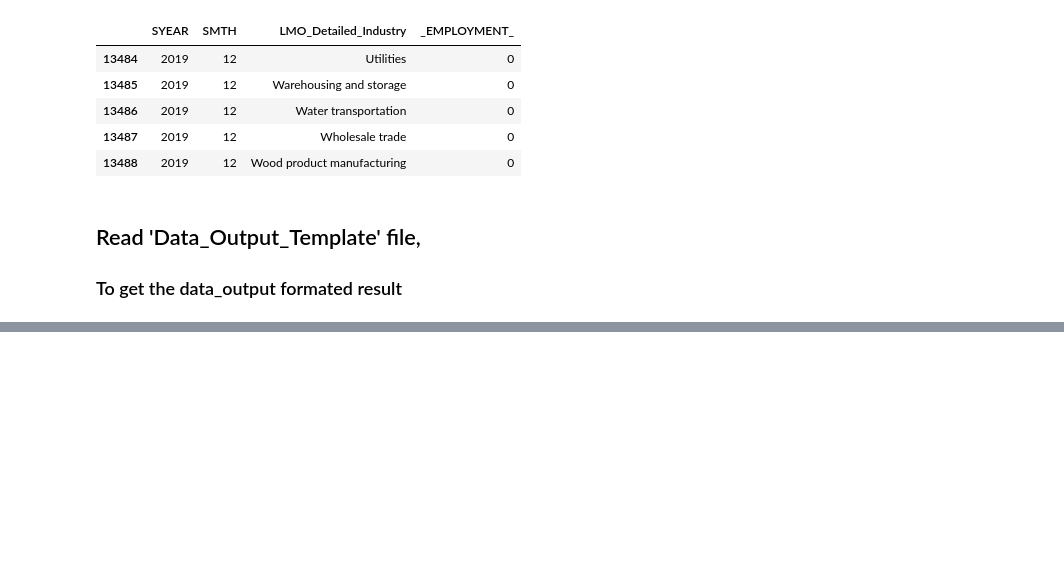
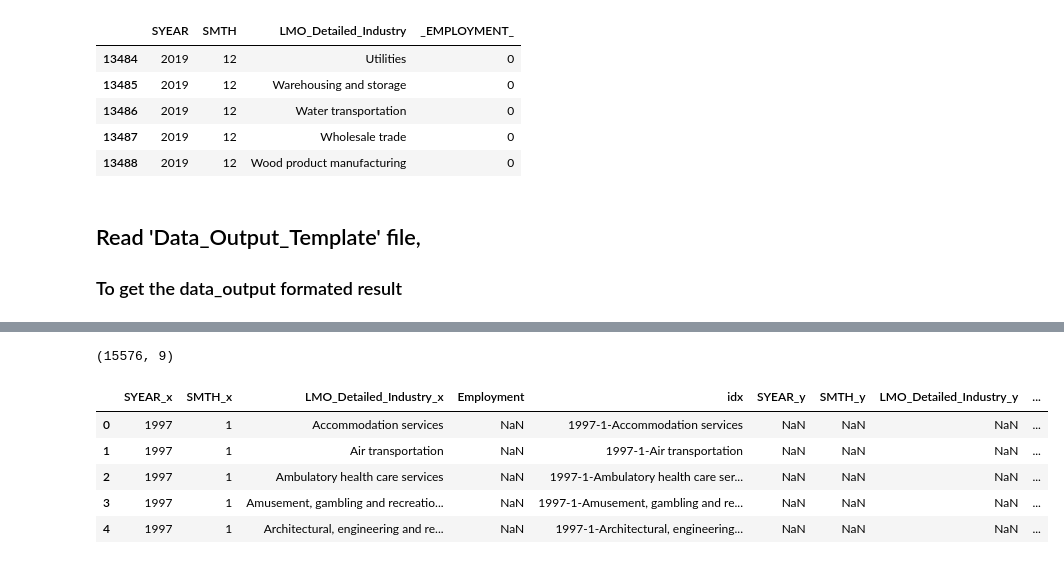
Before and after one commit to geehaad/Time-Series-Analysis-of-NAICS, a Jupyter notebook: Time Series Analysis of NAICS.ipynb, the cells around one changed output, grey strips where cells are left out. Cells and saved outputs as stored; diff of their text form; code cells hidden in the pictures; blank space fills up the shorter version.

```diff
--- a/Time Series Analysis of NAICS.ipynb
+++ b/Time Series Analysis of NAICS.ipynb
@@ -387,3 +387,5 @@ naics_emp_summary.tail()
 # %% [markdown]
 ## Read 'Data_Output_Template' file,
 ### To get the data_output formated result
+# %%
+output_df = pd.read_excel('Data\Data_Output_Template.xlsx')
@@ -389,0 +405,7 @@ naics_emp_summary.tail()
+# %%
+# Craete Year, Month and LMO_Detailed_industry combined idx to get the data_output formated result
+naics_emp_summary_copy = naics_emp_summary
+
+naics_emp_summary_copy['idx'] = naics_emp_summary_copy["SYEAR"].astype(str) + '-' + naics_emp_summary_copy["SMTH"].astype(str) + '-' + naics_emp_summary_copy["LMO_Detailed_Industry"]
+
+naics_emp_summary_copy.head()
@@ -389,0 +419,5 @@ naics_emp_summary.tail()
+# %%
+output_df_copy = output_df
+output_df_copy['idx'] = output_df_copy["SYEAR"].astype(str) + '-' + output_df_copy["SMTH"].astype(str) + '-' + output_df_copy["LMO_Detailed_Industry"]
+
+output_df_copy.head()
@@ -389,0 +431,16 @@ naics_emp_summary.tail()
+# %%
+#Merge the two dataframes output_df_copy and naics_emp_summary_copy to get the output
+combined_data = pd.merge(output_df_copy, naics_emp_summary_copy, left_on='idx', right_on='idx', how='left')
+# %%
+combined_data.shape
+# %% [output]
+(15576, 9)
+# %%
+combined_data.head()
+# %% [output]
+|  | SYEAR_x | SMTH_x | LMO_Detailed_Industry_x | Employment | idx | SYEAR_y | SMTH_y | LMO_Detailed_Industry_y | ... |
+| 0 | 1997 | 1 | Accommodation services | NaN | 1997-1-Accommodation services | NaN | NaN | NaN | ... |
+| 1 | 1997 | 1 | Air transportation | NaN | 1997-1-Air transportation | NaN | NaN | NaN | ... |
+| 2 | 1997 | 1 | Ambulatory health care services | NaN | 1997-1-Ambulatory health care ser... | NaN | NaN | NaN | ... |
+| 3 | 1997 | 1 | Amusement, gambling and recreatio... | NaN | 1997-1-Amusement, gambling and re... | NaN | NaN | NaN | ... |
+| 4 | 1997 | 1 | Architectural, engineering and re... | NaN | 1997-1-Architectural, engineering... | NaN | NaN | NaN | ... |
```
Also changed, not shown: parts of 6 cells of this notebook.
